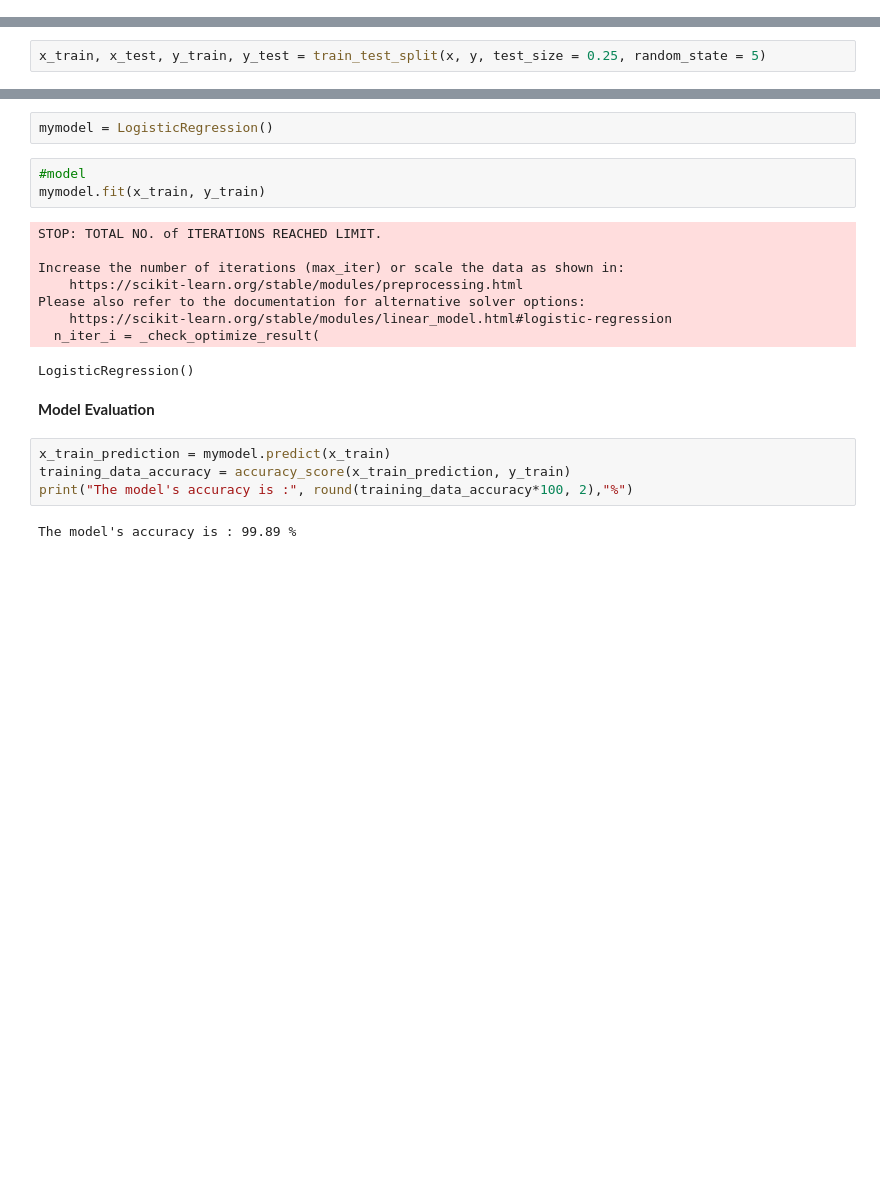
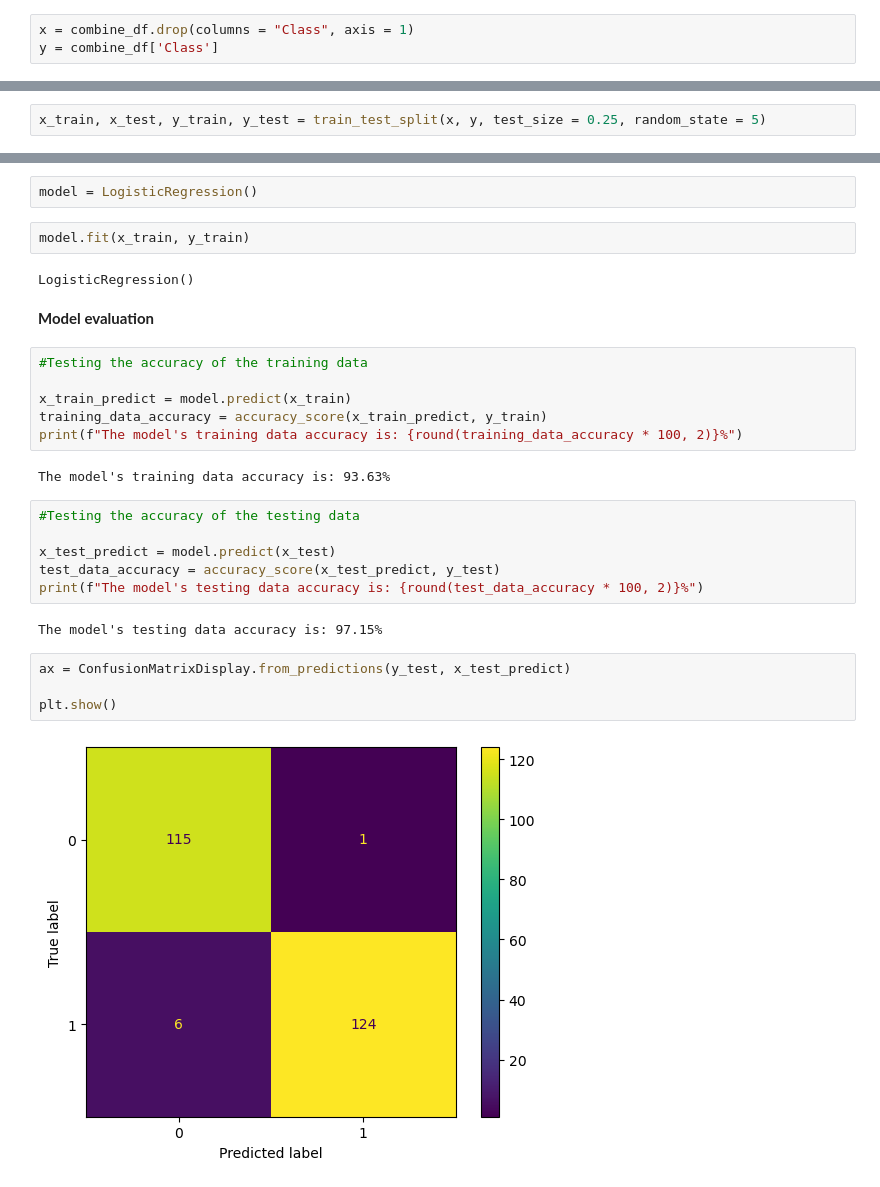
Before and after one commit to DajahV/CODSOFT---Credit-Card-Fraud-Detection-Project, a Jupyter notebook: Credit card fraud detection.ipynb, the cells around one changed output, grey strips where cells are left out. Cells and saved outputs as stored; diff of their text form; blank space fills up the shorter version.

```diff
--- a/Credit card fraud detection.ipynb
+++ b/Credit card fraud detection.ipynb
@@ -262,0 +337,3 @@ Name: Class, Length: 284807, dtype: int64
+# %%
+x = combine_df.drop(columns = "Class", axis = 1)
+y = combine_df['Class']
@@ -269,22 +405,30 @@ x.shape, x_train.shape, x_test.shape
 # %%
-mymodel = LogisticRegression()
+model = LogisticRegression()
 # %%
-#model
-mymodel.fit(x_train, y_train)
+model.fit(x_train, y_train)
 # %% [output]
-STOP: TOTAL NO. of ITERATIONS REACHED LIMIT.
-
-Increase the number of iterations (max_iter) or scale the data as shown in:
-    https://scikit-learn.org/stable/modules/preprocessing.html
-Please also refer to the documentation for alternative solver options:
-    https://scikit-learn.org/stable/modules/linear_model.html#logistic-regression
-  n_iter_i = _check_optimize_result(
+LogisticRegression()
-LogisticRegression()
 # %% [markdown]
-**Model Evaluation**
+**Model evaluation**
 # %%
-x_train_prediction = mymodel.predict(x_train)
-training_data_accuracy = accuracy_score(x_train_prediction, y_train)
-print("The model's accuracy is :", round(training_data_accuracy*100, 2),"%")
+#Testing the accuracy of the training data
+
+x_train_predict = model.predict(x_train)
+training_data_accuracy = accuracy_score(x_train_predict, y_train)
+print(f"The model's training data accuracy is: {round(training_data_accuracy * 100, 2)}%")
 # %% [output]
-The model's accuracy is : 99.89 %
+The model's training data accuracy is: 93.63%
+# %%
+#Testing the accuracy of the testing data
+
+x_test_predict = model.predict(x_test)
+test_data_accuracy = accuracy_score(x_test_predict, y_test)
+print(f"The model's testing data accuracy is: {round(test_data_accuracy * 100, 2)}%")
+# %% [output]
+The model's testing data accuracy is: 97.15%
+# %%
+ax = ConfusionMatrixDisplay.from_predictions(y_test, x_test_predict)
+
+plt.show()
+# %% [output]
+[figure, added]
```
Also changed, not shown: parts of 55 cells of this notebook.
